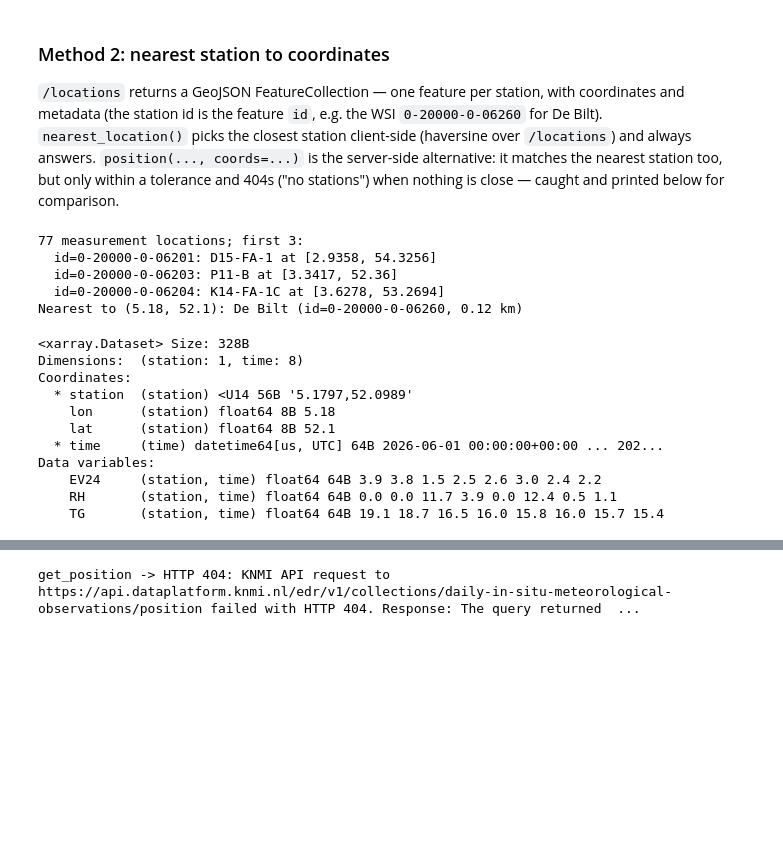
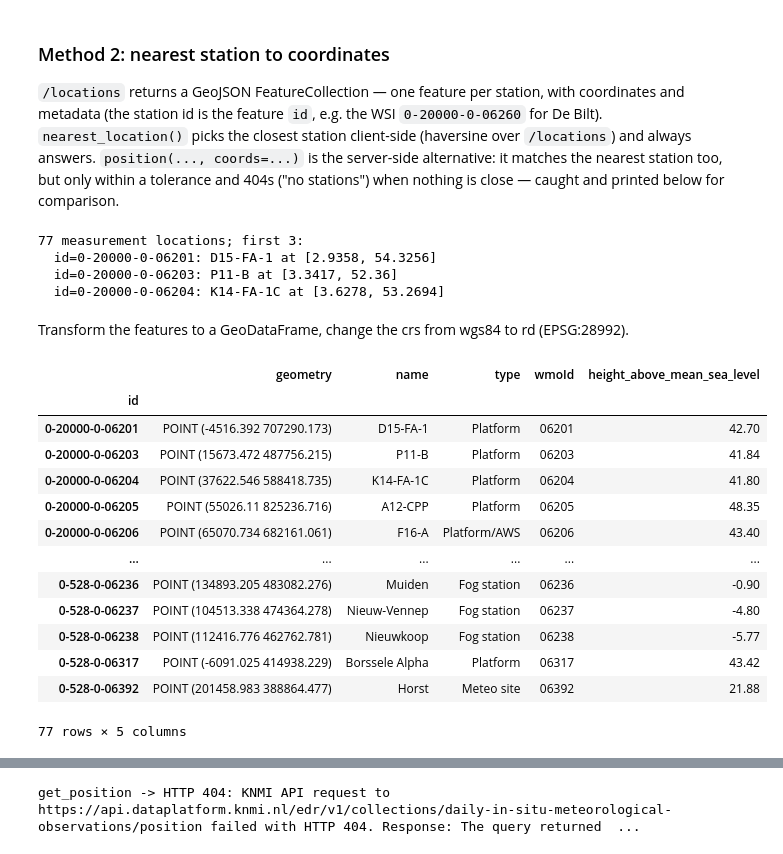
Before and after one commit to ArtesiaWater/KNMI_Data_Platform, a Jupyter notebook: example_daily_in_situ_observations.ipynb, the cells around one changed output, grey strips where cells are left out. Drawn from its saved outputs; the diff is of its cells as text; code cells hidden in the pictures; blank space fills up the shorter version.

```diff
--- a/example_daily_in_situ_observations.ipynb
+++ b/example_daily_in_situ_observations.ipynb
@@ -376,30 +375,32 @@ for feat in features[:3]:
     props = feat.get("properties", {})
     name = props.get("name") or props.get("label")
     print(f"  id={feat.get('id')}: {name} at {feat['geometry']['coordinates']}")
-
-nearest = client.edr.nearest_location(COLLECTION, coords=STATION_COORDS)
-de_bilt_id = str(nearest["id"])
-print(
-    f"Nearest to {STATION_COORDS}: {nearest['name']} (id={de_bilt_id}, "
-    f"{nearest['distance_km']:.2f} km)"
-)
 # %% [output]
 77 measurement locations; first 3:
   id=0-20000-0-06201: D15-FA-1 at [2.9358, 54.3256]
   id=0-20000-0-06203: P11-B at [3.3417, 52.36]
   id=0-20000-0-06204: K14-FA-1C at [3.6278, 53.2694]
-Nearest to (5.18, 52.1): De Bilt (id=0-20000-0-06260, 0.12 km)
-# %%
-ts
-# %% [output]
-<xarray.Dataset> Size: 328B
-Dimensions:  (station: 1, time: 8)
-Coordinates:
-  * station  (station) <U14 56B '5.1797,52.0989'
-    lon      (station) float64 8B 5.18
-    lat      (station) float64 8B 52.1
-  * time     (time) datetime64[us, UTC] 64B 2026-06-01 00:00:00+00:00 ... 202...
-Data variables:
-    EV24     (station, time) float64 64B 3.9 3.8 1.5 2.5 2.6 3.0 2.4 2.2
-    RH       (station, time) float64 64B 0.0 0.0 11.7 3.9 0.0 12.4 0.5 1.1
-    TG       (station, time) float64 64B 19.1 18.7 16.5 16.0 15.8 16.0 15.7 15.4
+# %% [markdown]
+Transform the features to a GeoDataFrame, change the crs from wgs84 to rd (EPSG:28992).
+# %%
+import geopandas as gpd
+
+for feature in features:
+    feature["properties"]["id"] = feature["id"]
+gdf = gpd.GeoDataFrame.from_features(features, crs=4326).to_crs(28992).set_index("id")
+gdf
+# %% [output]
+|  | geometry | name | type | wmoId | height_above_mean_sea_level |
+| id |  |  |  |  |  |
+| 0-20000-0-06201 | POINT (-4516.392 707290.173) | D15-FA-1 | Platform | 06201 | 42.70 |
+| 0-20000-0-06203 | POINT (15673.472 487756.215) | P11-B | Platform | 06203 | 41.84 |
+| 0-20000-0-06204 | POINT (37622.546 588418.735) | K14-FA-1C | Platform | 06204 | 41.80 |
+| 0-20000-0-06205 | POINT (55026.11 825236.716) | A12-CPP | Platform | 06205 | 48.35 |
+| 0-20000-0-06206 | POINT (65070.734 682161.061) | F16-A | Platform/AWS | 06206 | 43.40 |
+| ... | ... | ... | ... | ... | ... |
+| 0-528-0-06236 | POINT (134893.205 483082.276) | Muiden | Fog station | 06236 | -0.90 |
+| 0-528-0-06237 | POINT (104513.338 474364.278) | Nieuw-Vennep | Fog station | 06237 | -4.80 |
+| 0-528-0-06238 | POINT (112416.776 462762.781) | Nieuwkoop | Fog station | 06238 | -5.77 |
+| 0-528-0-06317 | POINT (-6091.025 414938.229) | Borssele Alpha | Platform | 06317 | 43.42 |
+| 0-528-0-06392 | POINT (201458.983 388864.477) | Horst | Meteo site | 06392 | 21.88 |
+77 rows × 5 columns
```
Also changed, not shown: parts of 4 cells of this notebook, 5 other files.
